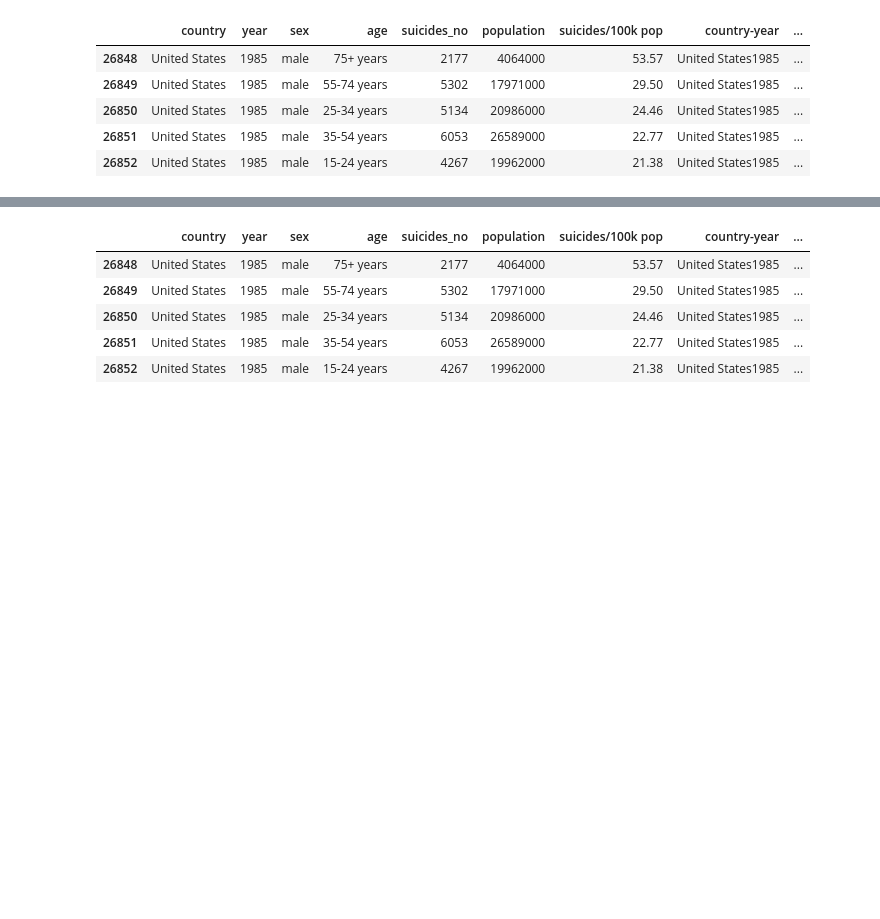
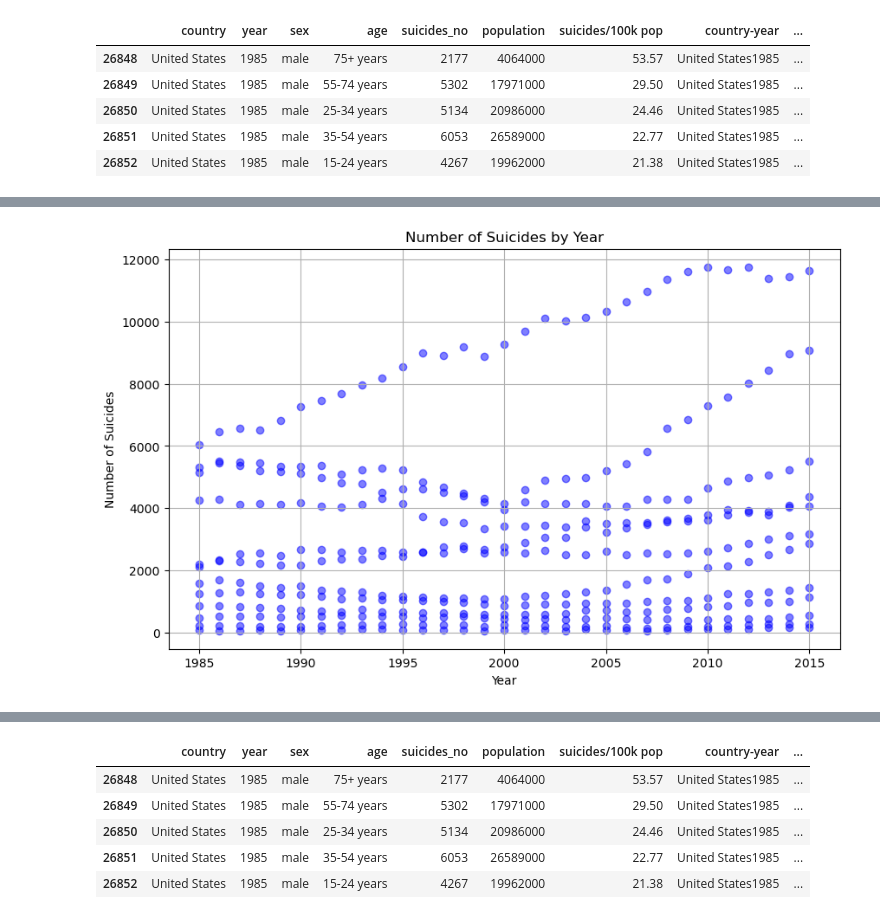
Before and after one commit to JesseR89/Project-one, a Jupyter notebook: projectonenote.ipynb, the cells around one changed output, grey strips where cells are left out. Cells and saved outputs as stored; diff of their text form; code cells hidden in the pictures; blank space fills up the shorter version.

```diff
--- a/projectonenote.ipynb
+++ b/projectonenote.ipynb
@@ -62,0 +101,19 @@ clean_data.head()
+# %%
+#scatter graph showing number of suicides by year
+
+# Extract 'year' and 'suicides_no' columns
+years = clean_data['year']
+suicides = clean_data['suicides_no']
+
+# Plot scatter graph
+plt.figure(figsize=(10, 6))
+plt.scatter(years, suicides, color='blue', alpha=0.5)
+plt.title('Number of Suicides by Year')
+plt.xlabel('Year')
+plt.ylabel('Number of Suicides')
+plt.grid(True)
+
+# Show plot
+plt.show()
+# %% [output]
+[figure, added]
```
Also changed, not shown: parts of 21 cells of this notebook.
